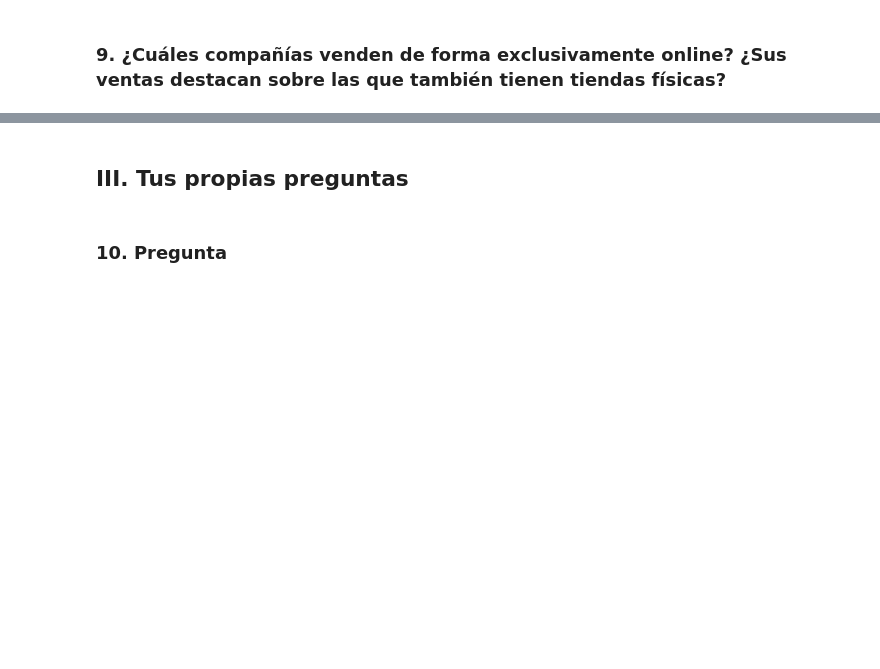
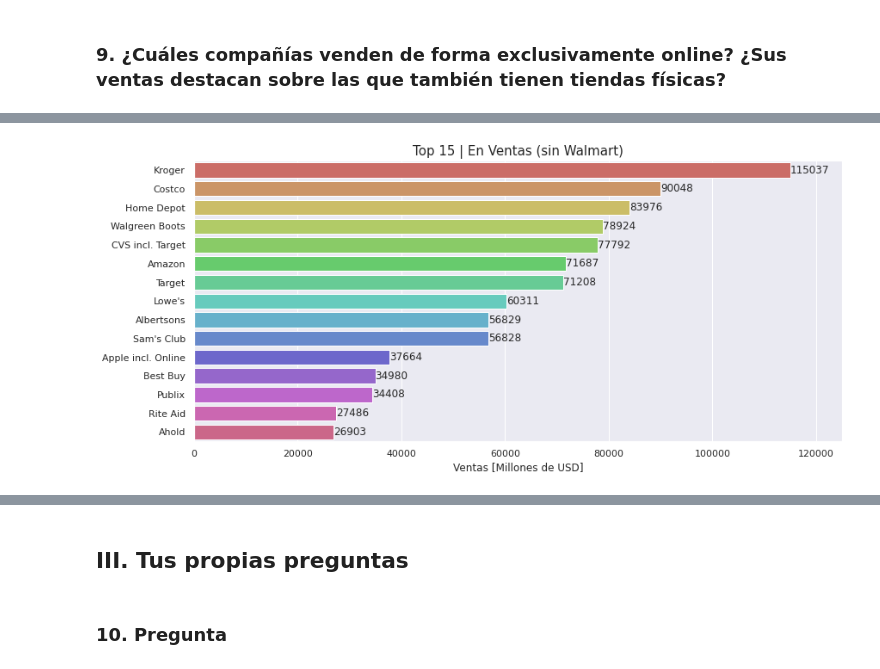
Before and after one commit to iofabela/datacademy_project-Largest_retailers, a Jupyter notebook: datacademy_project_retails.ipynb, the cells around one changed output, grey strips where cells are left out. Drawn from its saved outputs; the diff is of its cells as text; code cells hidden in the pictures; blank space fills up the shorter version.

```diff
--- a/datacademy_project_retails.ipynb
+++ b/datacademy_project_retails.ipynb
@@ -376,0 +413,11 @@ fig.show()
+# %%
+df_category_sales_without_walmart = df[df['Company']!='Walmart US'].sort_values('Sales',ascending=False)
+sns.set()
+fig,axes=plt.subplots(figsize=(13.5,6));
+sns.barplot(data = df_category_sales_without_walmart[0:15], x='Sales',y='Company',ax=axes,palette="hls")
+axes.set_title("Top 15 | En Ventas (sin Walmart)",size=15)
+axes.set_xlabel('Ventas [Millones de USD]'); axes.set(ylabel=None); axes.set_xlim([0,125000])
+axes.bar_label(axes.containers[0])
+fig.show()
+# %% [output]
+[figure, added]
```
Also changed, not shown: parts of 11 cells of this notebook.
